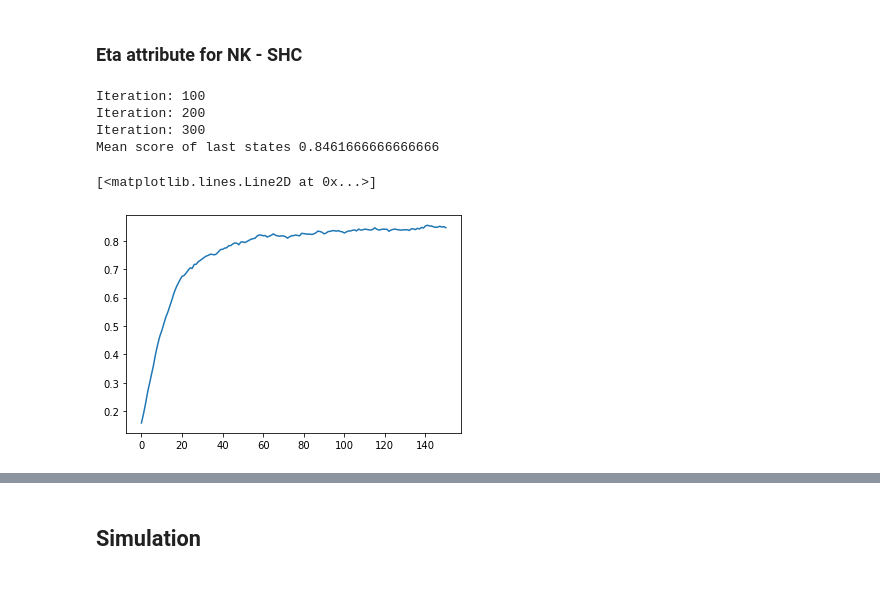
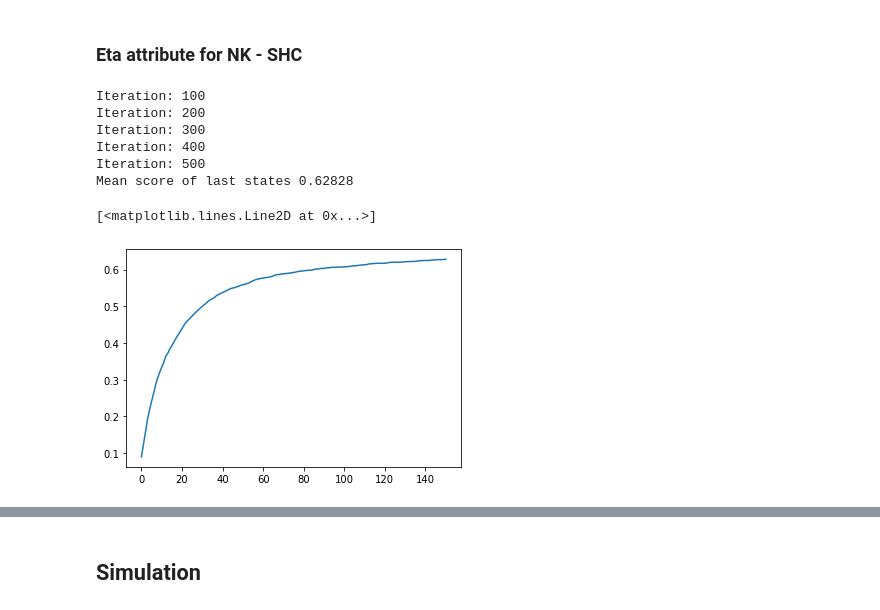
Before and after one commit to sheuschk/DiversitySimulation, a Jupyter notebook: CCN_style_simulation.ipynb, the cells around one changed output, grey strips where cells are left out. Cells and saved outputs as stored; diff of their text form; code cells hidden in the pictures.

```diff
--- a/CCN_style_simulation.ipynb
+++ b/CCN_style_simulation.ipynb
@@ -245,15 +249,20 @@ def initialize_starting_position_NK(env, n_agents, rho):
     states = np.empty((n_agents, N)).astype(int)
     for _, q in enumerate(quantile):
         low_pos = np.where((np.round(q, 2) == np.round(fitness_values, 2)))[0]
+        if len(low_pos) == 0:
+            while len(low_pos) == 0:
+                low_pos = np.where((np.round(q, 2) == np.round(fitness_values, 2)))[0]
         index = rng.choice(low_pos).astype(int)
         S[_] = fitness_values[index]
         states[_] = np.array(list(f'{index:020b}')).astype(int)
     return states, S
 # %%
-n_agents = 1000
+""" # Plot the distribution of a starting position
+n_agents = 300
 
 rho = rng.random(n_agents)
 _, scores =  initialize_starting_position_NK(env, n_agents, rho)
 plt.scatter(rho, scores)
 print(pearsonr(rho, scores))
+"""
 # %% [output]
@@ -292,6 +300,19 @@ def local_search_nk(env, state, score, eta):
     neigh_scores = np.array([env.get_fitness(ns) for ns in neigh_states])
     neigh_pb = softmax((neigh_scores / tau))
     return neigh_states, neigh_pb
+
+def local_search_nk_1n(env, state, score, eta):
+    eta_n = 3 if eta >= rng.uniform(0, 1) else 1
+
+    digits = rng.choice(20, size=(eta_n), replace=False)
+    neigh_states = np.zeros((len(digits) +1,N)).astype(int)
+    neigh_states[0] = state
+    neigh_states[1:] = np.array([bit_switch(state.copy(), digit) for digit in digits])
+    neigh_scores = np.array([env.get_fitness(ns) for ns in neigh_states])
+    neigh_pb = softmax((neigh_scores / tau))
+
+
+    return neigh_states, neigh_pb
 # %%
 def SHC(env, iterations = 150, eta=0.05):
     state = np.round(rng.random(env.N)).astype(int)
@@ -300,7 +321,7 @@ def SHC(env, iterations = 150, eta=0.05):
     all_scores = np.zeros(iterations+1)
     all_scores[0] = score
     for i in range(iterations):
-        neigh_states, neigh_pb = local_search_nk(env, state, score, eta)
+        neigh_states, neigh_pb = local_search_nk_1n(env, state, score, eta)
         state = draw_step(neigh_states, neigh_pb, rng)
         score = env.get_fitness(state)
         all_scores[i+1] = score
@@ -309,35 +330,38 @@ def SHC(env, iterations = 150, eta=0.05):
 # %%
 iterations    = 150
 score_counter = np.zeros(iterations+1)
-n_trials = 300
+n_trials = 500
 
 eta_corr = np.zeros((n_trials, 2))
 check_states = []
 for _ in range(n_trials):
-    eta = rng.random() # *0.1
-    eta_s = int(np.round(np.clip(2+eta*4, 1, 20)))
+    eta = rng.random()
+    eta_s = eta**2
+    # eta_s = int(np.round(np.clip(eta*3, 1, 20)))
 
     all_scores, state = SHC(env, iterations, eta_s)
     score_counter += all_scores
     eta_corr[_] = [all_scores.mean(), eta]
 
     check_states.append(env.get_fitness(state))
 
     if (_+1) % 100 == 0:
         print("Iteration:", _+1)
 
 if n_trials ==1:
-    print(eta, int(np.round(np.clip(eta*8, 1, 20))))
+    print(eta, eta_s)
 print("Mean score of last states", np.array(check_states).mean())
 score_counter /= n_trials
 plt.plot(score_counter)
 # %% [output]
 Iteration: 100
 Iteration: 200
 Iteration: 300
-Mean score of last states 0.8461666666666666
+Iteration: 400
+Iteration: 500
+Mean score of last states 0.62828
 [<matplotlib.lines.Line2D at 0x...>]
-[figure, old version]
+[figure, new version]
 # %%
 print(pearsonr(eta_corr[:,0], eta_corr[:,1]))
 plt.scatter(eta_corr[:,1], eta_corr[:,0])
```
Also changed, not shown: parts of 19 cells of this notebook, 1 other file.
